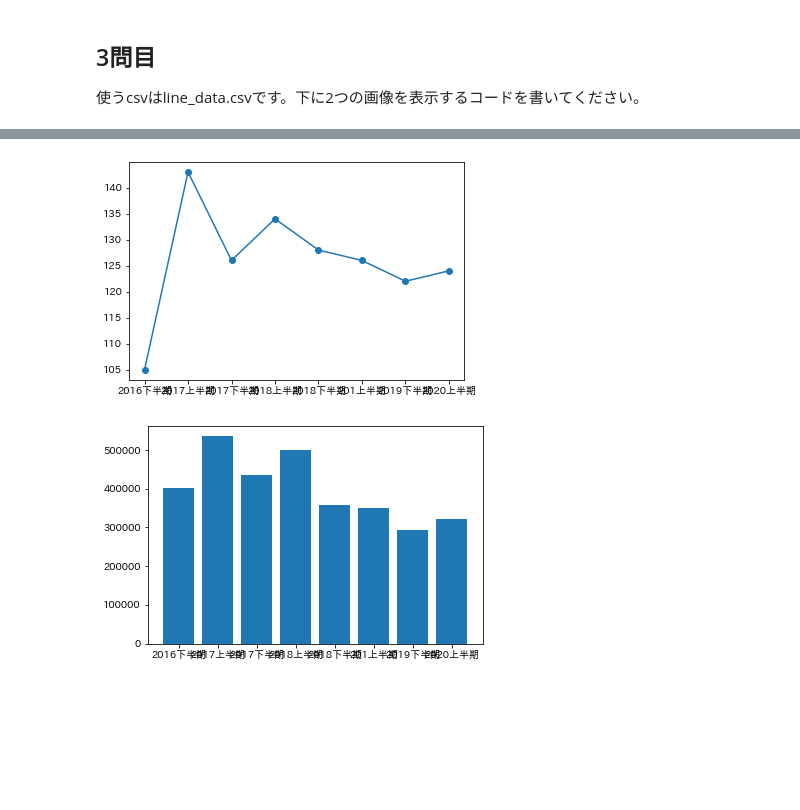
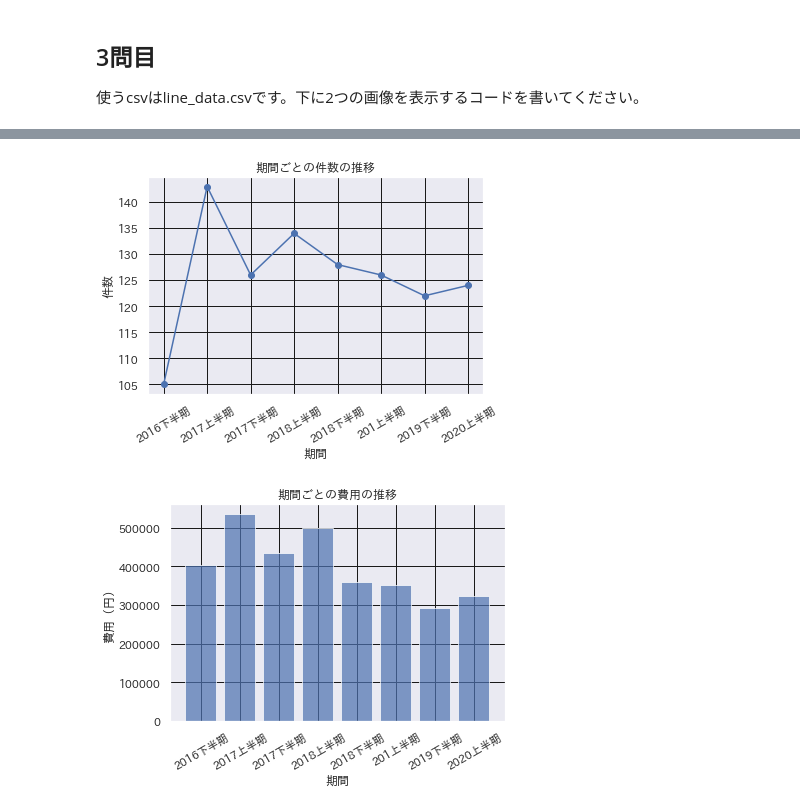
Before and after one commit to kobayashimasanobu/Basic--Python, a Jupyter notebook: colab/answer/可視化問題__answer.ipynb, the cells around one changed output, grey strips where cells are left out. Saved outputs shown, nothing was run; the diff lists cells and outputs as text; code cells hidden in the pictures; blank space fills up the shorter version.

```diff
--- a/colab/answer/可視化問題__answer.ipynb
+++ b/colab/answer/可視化問題__answer.ipynb
@@ -95,8 +104,18 @@ time = pd.read_csv("line_data.csv",squeeze=True,usecols=[0])
 amount = pd.read_csv("line_data.csv",squeeze=True,usecols=[1])
 cost = pd.read_csv("line_data.csv",squeeze=True,usecols=[2])
 plt.plot(time,amount,marker="o")
+plt.xticks(rotation=30)
+plt.title("期間ごとの件数の推移")
+plt.xlabel("期間")
+plt.ylabel("件数")
+plt.grid(color = 'k')
 plt.show()
-plt.bar(time,cost)
+plt.bar(time,cost,alpha=0.7)
+plt.xticks(rotation=30)
+plt.title("期間ごとの費用の推移")
+plt.xlabel("期間")
+plt.ylabel("費用（円）")
+plt.grid(color = 'k')
 plt.show()
 # %% [output]
 Looking in indexes: https://pypi.org/simple, https://us-python.pkg.dev/colab-wheels/public/simple/
@@ -109,5 +128,5 @@ Requirement already satisfied: python-dateutil>=2.1 in /usr/local/lib/python3.7/
 Requirement already satisfied: kiwisolver>=1.0.1 in /usr/local/lib/python3.7/dist-packages (from matplotlib->japanize-matplotlib) (1.4.4)
 Requirement already satisfied: typing-extensions in /usr/local/lib/python3.7/dist-packages (from kiwisolver>=1.0.1->matplotlib->japanize-matplotlib) (4.1.1)
 Requirement already satisfied: six>=1.5 in /usr/local/lib/python3.7/dist-packages (from python-dateutil>=2.1->matplotlib->japanize-matplotlib) (1.15.0)
-[figure, old version]
+[figure, new version]
-[figure, old version]
+[figure, new version]
```
Also changed, not shown: parts of 4 cells of this notebook.
